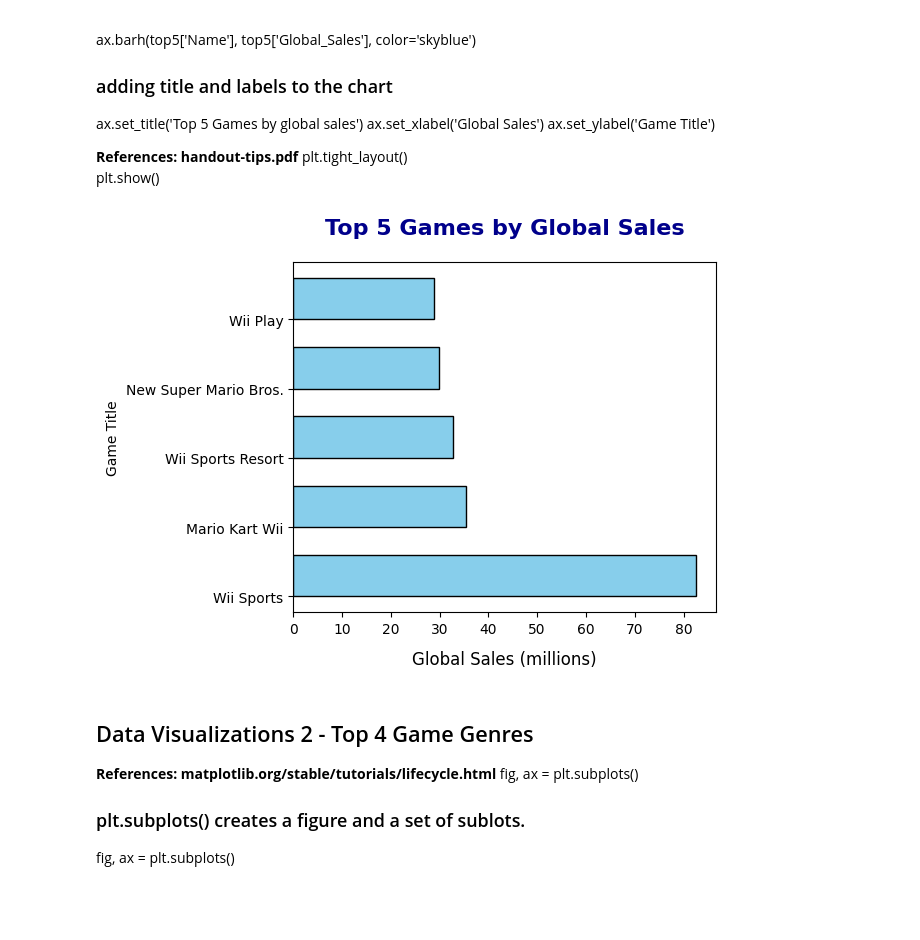
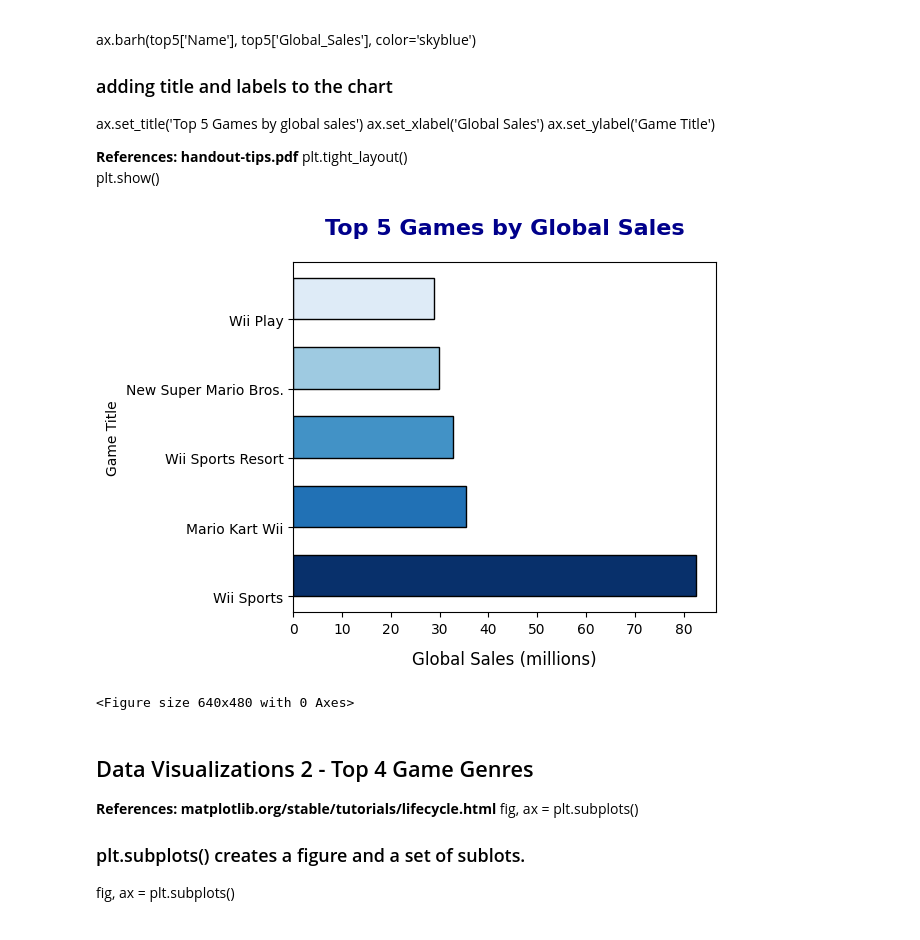
Before and after one commit to Akakiusz/Visualisation-Techniques-for-AI-, a Jupyter notebook: NOTEBOOK/analysis TEST.ipynb, the cells around one changed output. Cells and saved outputs as stored; diff of their text form; code cells hidden in the pictures.

Commit message:
test.ipynb
save visualisation V1

```diff
--- a/NOTEBOOK/analysis TEST.ipynb
+++ b/NOTEBOOK/analysis TEST.ipynb
@@ -243,21 +243,28 @@ plt.show()
 # %%
 # My preparing data — sort by Global_Sales to get the highest selling games, take only top 5
 top5 = df_selection.sort_values(by='Global_Sales', ascending=False).head(5)
 
 # create figure and axes object
 fig, ax = plt.subplots()
 
+# different shades of blue for each bar -
+colors = ['#08306b', '#2171b5', '#4292c6', '#9ecae1', '#deebf7']
+
 # barh because horizontal bars are easier to read with long game titles
-ax.barh(top5['Name'], top5['Global_Sales'], color='skyblue', edgecolor='black', height=0.6, align='edge', label='Global Sales')
+ax.barh(top5['Name'], top5['Global_Sales'], color=colors, edgecolor='black', height=0.6, align='edge', label='Global Sales')
 ax.set_title('Top 5 Games by Global Sales', fontsize=16, fontweight='bold', pad=20, color='darkblue')
 ax.set_xlabel('Global Sales (millions)', fontsize=12, labelpad=10)
 ax.set_ylabel('Game Title')
 
 # fit everything nicely and display the plot
 plt.tight_layout()
 plt.show()
+
+# save the plot with high resolution for better quality
+plt.savefig('diamond_cut.png', dpi=300)
 # %% [output]
-[figure, old version]
+[figure, new version]
+<Figure size 640x480 with 0 Axes>
 # %% [markdown]
 ## Data Visualizations 2 - Top 4 Game Genres
 
```
Also changed, not shown: parts of 1 cell of this notebook, 1 other file.
